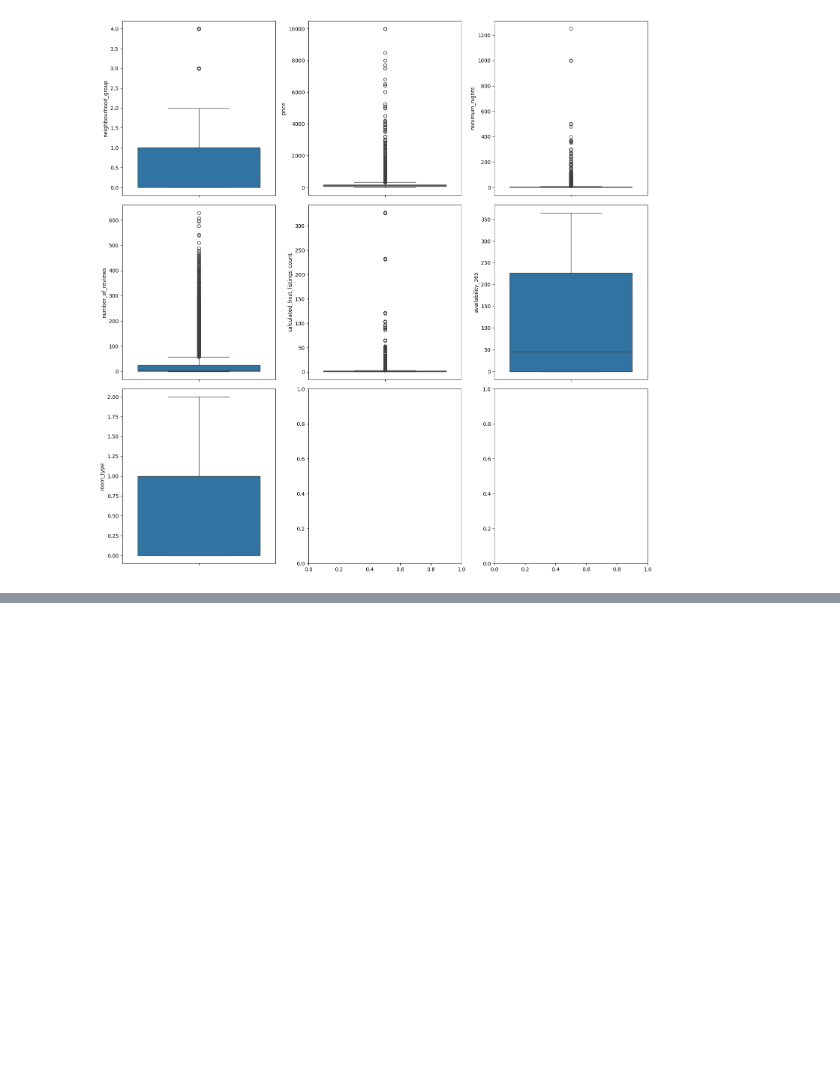
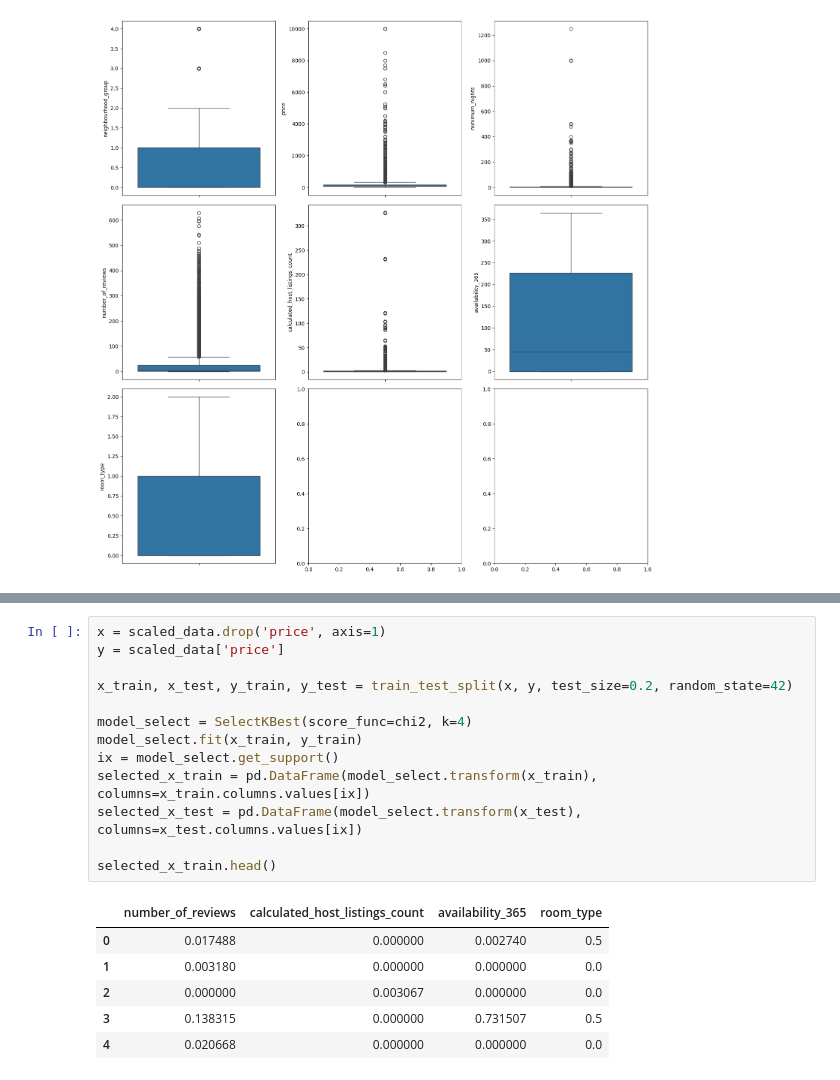
Before and after one commit to Skcodingacademy/machine-learning-python-template-ds-2023, a Jupyter notebook: Ricardo/EDA/EDA.ipynb, the cells around one changed output, grey strips where cells are left out. Cells and saved outputs as stored; diff of their text form; blank space fills up the shorter version.

```diff
--- a/Ricardo/EDA/EDA.ipynb
+++ b/Ricardo/EDA/EDA.ipynb
@@ -141,0 +160,20 @@ plt.show()
+# %%
+x = scaled_data.drop('price', axis=1)
+y = scaled_data['price']
+
+x_train, x_test, y_train, y_test = train_test_split(x, y, test_size=0.2, random_state=42)
+
+model_select = SelectKBest(score_func=chi2, k=4)
+model_select.fit(x_train, y_train)
+ix = model_select.get_support()
+selected_x_train = pd.DataFrame(model_select.transform(x_train), columns=x_train.columns.values[ix])
+selected_x_test = pd.DataFrame(model_select.transform(x_test), columns=x_test.columns.values[ix])
+
+selected_x_train.head()
+# %% [output]
+|  | number_of_reviews | calculated_host_listings_count | availability_365 | room_type |
+| 0 | 0.017488 | 0.000000 | 0.002740 | 0.5 |
+| 1 | 0.003180 | 0.000000 | 0.000000 | 0.0 |
+| 2 | 0.000000 | 0.003067 | 0.000000 | 0.0 |
+| 3 | 0.138315 | 0.000000 | 0.731507 | 0.5 |
+| 4 | 0.020668 | 0.000000 | 0.000000 | 0.0 |
```
Also changed, not shown: parts of 3 cells of this notebook, 2 other files.
